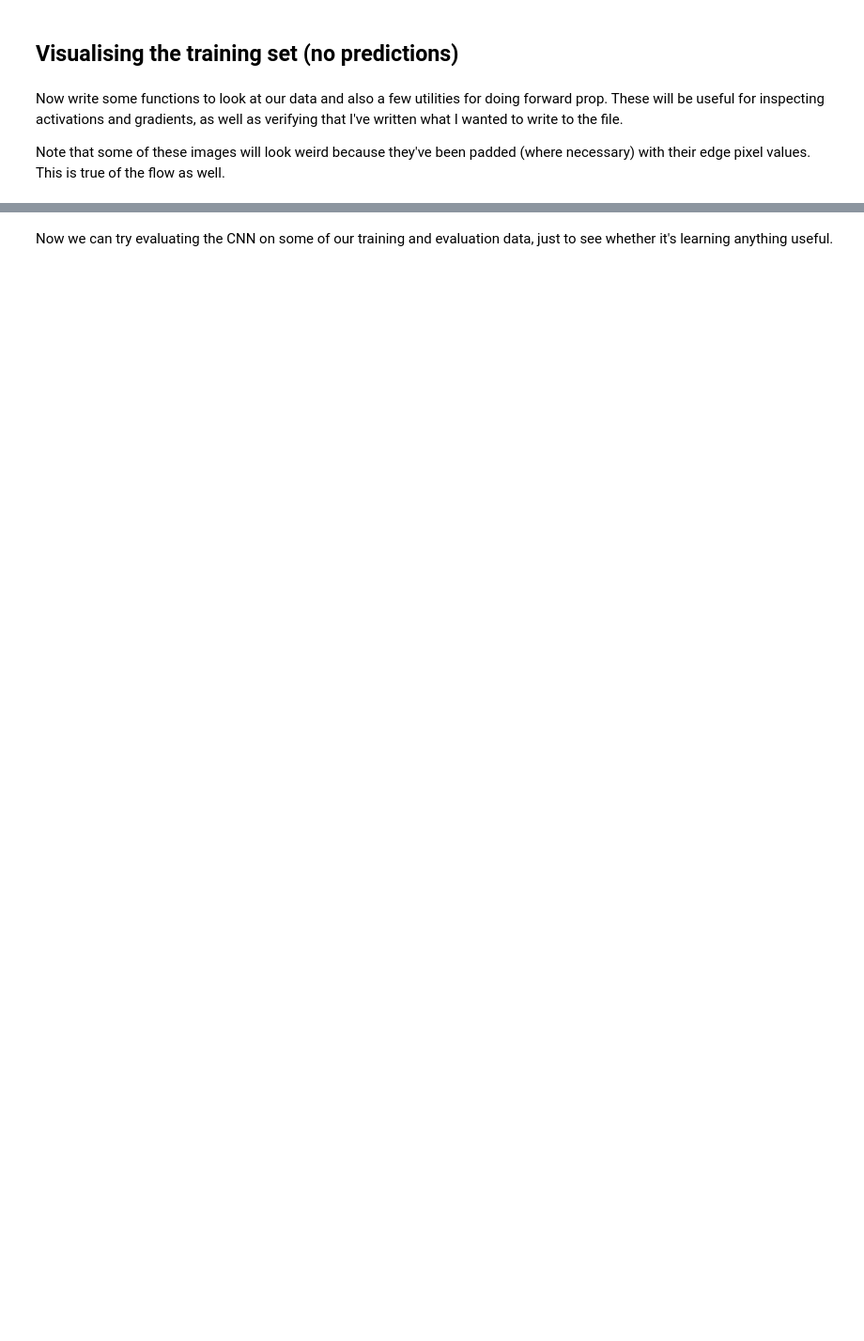
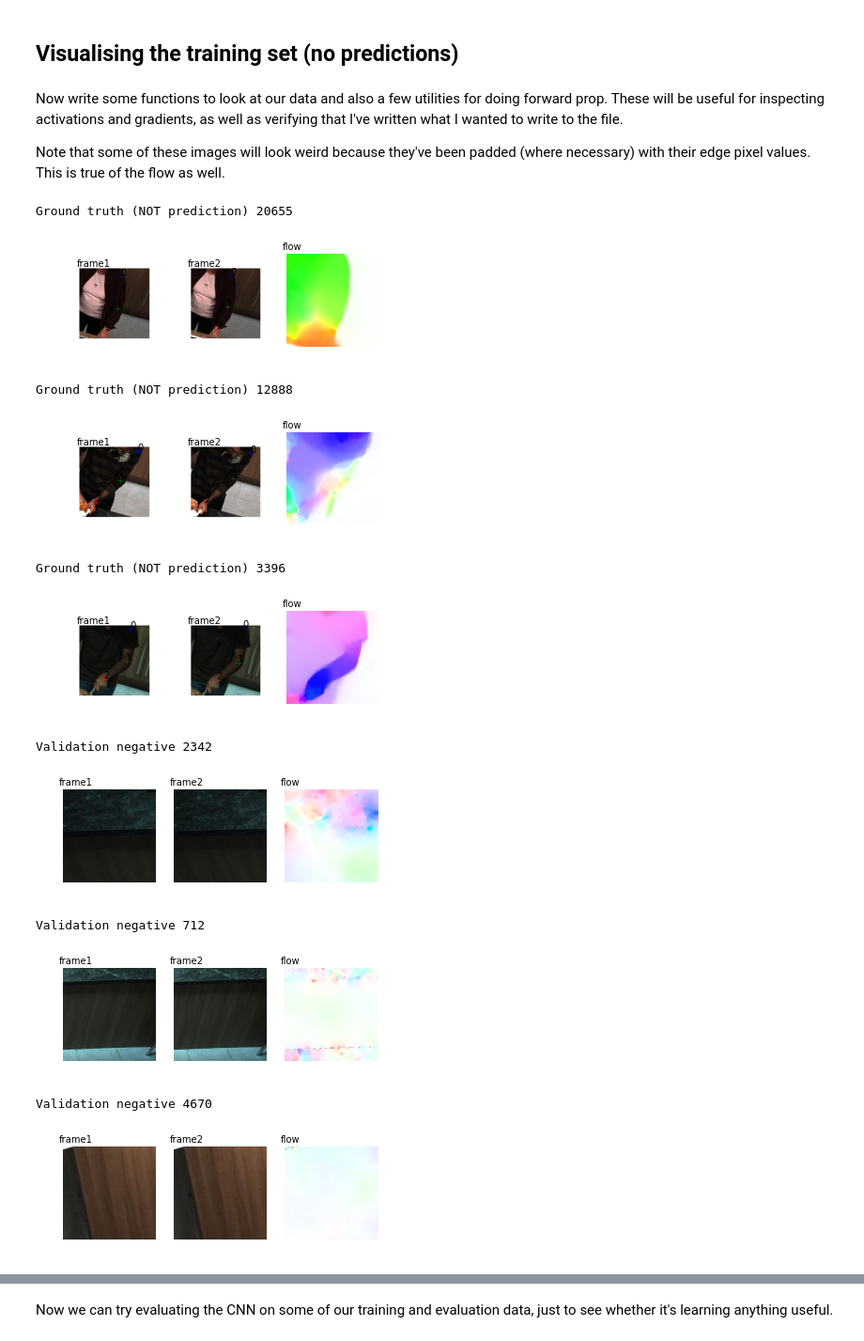
Before and after one commit to qxcv/joint-regressor, a Jupyter notebook: keras/debugging-convnet.ipynb, the cells around one changed output, grey strips where cells are left out. Shown: that part at 94% size. Drawn from its saved outputs; the diff is of its cells as text; code cells hidden in the pictures; blank space fills up the shorter version.

```diff
--- a/keras/debugging-convnet.ipynb
+++ b/keras/debugging-convnet.ipynb
@@ -25,17 +27,20 @@ from models import vggnet16_regressor_model
 Now load up our data H5 and grab some trained weights for our model.
 # %%
 # Load data and get a model
-train_h5_path = '../cache/val-patches-mpii-fixed/samples-000001.h5'
+train_h5_path = '../cache/val-patches-mpii/samples-000001.h5'
+train_neg_h5_path = '../cache/val-patches-mpii/negatives.h5'
 val_h5_path = '../cache/val-patches-mpii/samples-000001.h5'
 val_neg_h5_path = '../cache/val-patches-mpii/negatives.h5'
 train_h5 = h5py.File(train_h5_path, 'r')
+train_neg_h5 = h5py.File(train_neg_h5_path, 'r')
 val_h5 = h5py.File(val_h5_path, 'r')
 val_neg_h5 = h5py.File(val_neg_h5_path, 'r')
-images = train_h5['images']
-joints = train_h5['joints']
-flow = train_h5['flow']
+images, joints, flow = train_h5['images'], train_h5['joints'], train_h5['flow']
+train_neg_images, train_neg_flow = train_neg_h5['images'], train_neg_h5['flow']
 val_images, val_flow, val_joints = val_h5['images'], val_h5['flow'], val_h5['joints']
 val_neg_images, val_neg_flow = val_neg_h5['images'], val_neg_h5['flow']
-input_shape, reg_outs, class_outs = infer_sizes(train_h5_path, use_rgb=True, use_flow=True)
+ds_shape = infer_sizes(train_h5_path)
+input_shape = ds_shape['images']
+regressor_outputs = ds_shape['joints'][0]
 # %%
 sgd = SGD(lr=0.0001, nesterov=True, momentum=0.9)
@@ -103,32 +125,45 @@ def show_datum(image, flow, label=None):
         _plot_coords(first_coords)
 
     # Second frame
     im2 = _reshape_im(image[3:6])
     plt.subplot(132)
     plt.imshow(im2)
     plt.axis('off')
     plt.text(-10, -10, 'frame2')
 
     if label is not None:
         second_coords = coords[len(coords)//2:]
         _plot_coords(second_coords)
 
     # Optical flow
     if flow is not None:
         im_flow = _vis_flow(flow)
         plt.subplot(133)
         plt.imshow(im_flow)
         plt.axis('off')
         plt.text(-10, -10, 'flow')
 
     plt.show()
 
 for i in np.random.permutation(len(joints))[:3]:
     # Just visualise the input data so that I know I'm writing it out correctly
     print 'Ground truth (NOT prediction)', i
     show_datum(images[i], flow[i], joints[i])
 
-for i in np.random.permutation(len(val_neg_images))[:100]:
+for i in np.random.permutation(len(val_neg_images))[:3]:
     print 'Validation negative', i
     show_datum(val_neg_images[i], val_neg_flow[i])
+# %% [output]
+Ground truth (NOT prediction) 20655
+[figure, added]
+Ground truth (NOT prediction) 12888
+[figure, added]
+Ground truth (NOT prediction) 3396
+[figure, added]
+Validation negative 2342
+[figure, added]
+Validation negative 712
+[figure, added]
+Validation negative 4670
+[figure, added]
 # %% [markdown]
```
Also changed, not shown: parts of 9 cells of this notebook, 2 other files.
